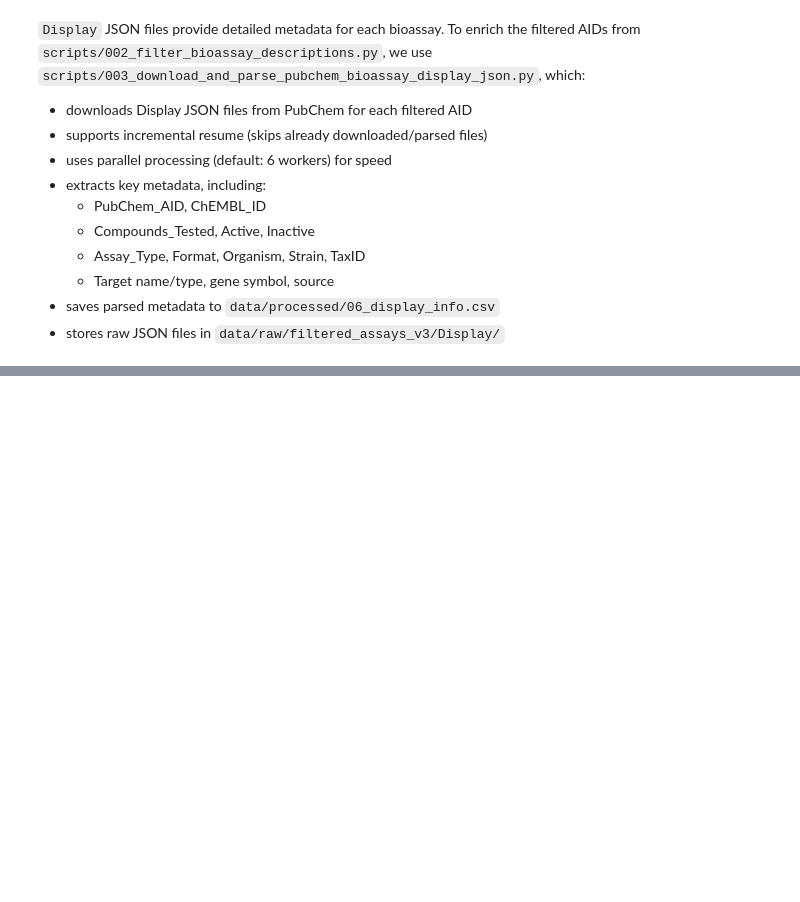
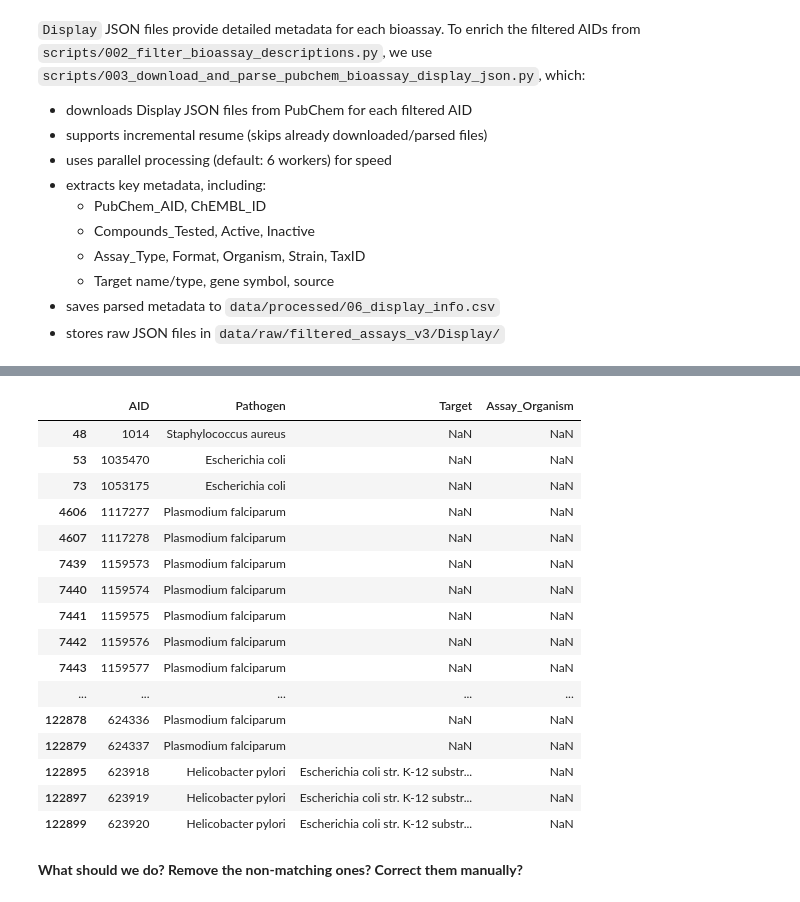
Before and after one commit to ersilia-os/pubchem-antimicrobial-tasks, a Jupyter notebook: notebooks/001_pathogens_of_interest_taxid.ipynb, the cells around one changed output, grey strips where cells are left out. Saved outputs shown, nothing was run; the diff lists cells and outputs as text; code cells hidden in the pictures; blank space fills up the shorter version.

Commit message:
non-matching pathogens with organism

```diff
--- a/notebooks/001_pathogens_of_interest_taxid.ipynb
+++ b/notebooks/001_pathogens_of_interest_taxid.ipynb
@@ -1124,0 +1153,19 @@ display_info.head(10)
+# %%
+# Add two columns to flag matching
+
+# Normalize strings to lowercase for comparison
+df_merged["pathogen_in_target"] = df_merged.apply(
+    lambda row: str(row["Pathogen"]).lower() in str(row["Target"]).lower() if pd.notnull(row["Target"]) else False,
+    axis=1
+)
+
+df_merged["pathogen_in_organism"] = df_merged.apply(
+    lambda row: str(row["Pathogen"]).lower() in str(row["Assay_Organism"]).lower() if pd.notnull(row["Assay_Organism"]) else False,
+    axis=1
+)
+
+# Optional: overall match
+df_merged["pathogen_match_any"] = df_merged[["pathogen_in_target", "pathogen_in_organism"]].any(axis=1)
+
+# Preview
+df_merged[["AID", "Pathogen", "Target", "Assay_Organism", "pathogen_in_target", "pathogen_in_organism", "pathogen_match_any"]].head()
@@ -1124,0 +1191,5 @@ display_info.head(10)
+# %%
+non_matching = df_merged[df_merged["pathogen_match_any"] == False]
+
+# Display relevant columns
+non_matching[["AID", "Pathogen", "Target", "Assay_Organism"]]
@@ -1124,0 +1210,30 @@ display_info.head(10)
+# %%
+from IPython.display import display
+import pandas as pd
+
+# Show only the relevant columns
+non_matching_display = non_matching[["AID", "Pathogen", "Target", "Assay_Organism"]]
+
+# Scrollable display
+with pd.option_context('display.max_rows', None, 'display.max_colwidth', None):
+    display(non_matching_display)
+# %% [output]
+|  | AID | Pathogen | Target | Assay_Organism |
+| 48 | 1014 | Staphylococcus aureus | NaN | NaN |
+| 53 | 1035470 | Escherichia coli | NaN | NaN |
+| 73 | 1053175 | Escherichia coli | NaN | NaN |
+| 4606 | 1117277 | Plasmodium falciparum | NaN | NaN |
+| 4607 | 1117278 | Plasmodium falciparum | NaN | NaN |
+| 7439 | 1159573 | Plasmodium falciparum | NaN | NaN |
+| 7440 | 1159574 | Plasmodium falciparum | NaN | NaN |
+| 7441 | 1159575 | Plasmodium falciparum | NaN | NaN |
+| 7442 | 1159576 | Plasmodium falciparum | NaN | NaN |
+| 7443 | 1159577 | Plasmodium falciparum | NaN | NaN |
+| ... | ... | ... | ... | ... |
+| 122878 | 624336 | Plasmodium falciparum | NaN | NaN |
+| 122879 | 624337 | Plasmodium falciparum | NaN | NaN |
+| 122895 | 623918 | Helicobacter pylori | Escherichia coli str. K-12 substr... | NaN |
+| 122897 | 623919 | Helicobacter pylori | Escherichia coli str. K-12 substr... | NaN |
+| 122899 | 623920 | Helicobacter pylori | Escherichia coli str. K-12 substr... | NaN |
+# %% [markdown]
+**What should we do? Remove the non-matching ones? Correct them manually?**
```
Also changed, not shown: parts of 19 cells of this notebook.
